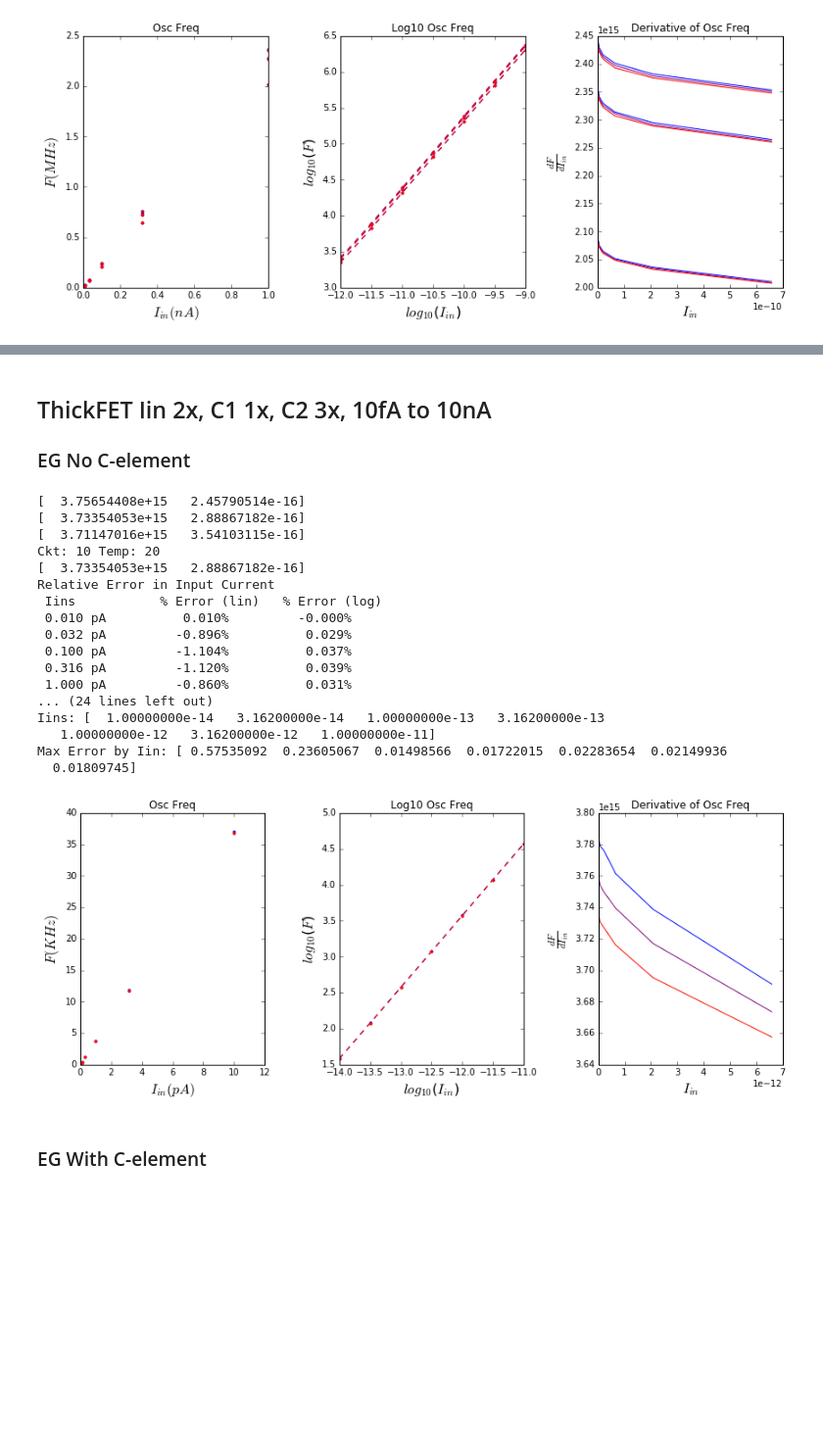
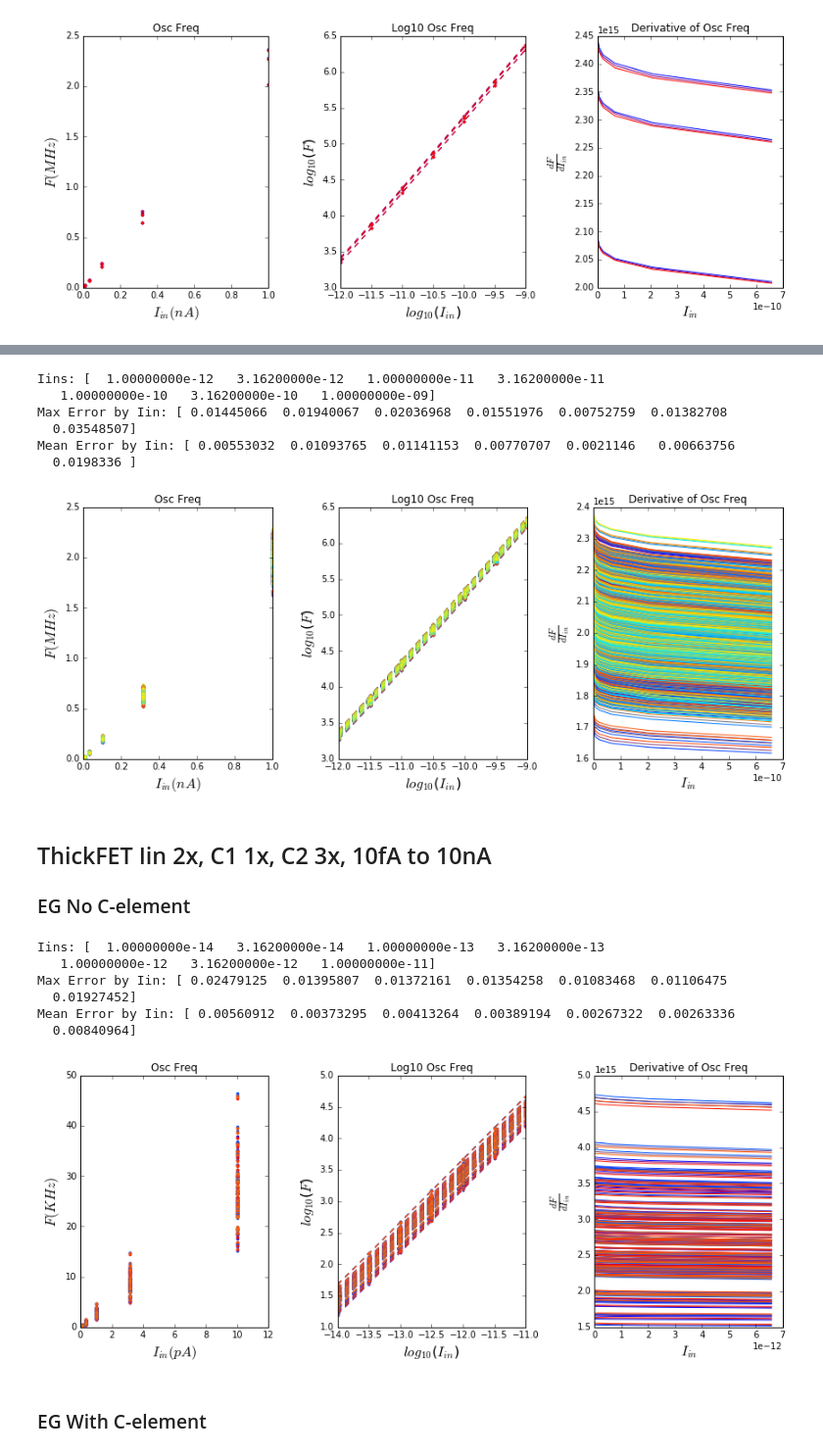
Before and after one commit to twinoza/TwinPyNB, a Jupyter notebook: AxonHillock/AHOsc_FinalDesignAnalysis.ipynb, the cells around one changed output, grey strips where cells are left out. Shown at 98% size. Drawn from its saved outputs; the diff is of its cells as text; code cells hidden in the pictures; blank space fills up the shorter version.

Commit message:
AHOsc_FinalDesignAnalysis after performing MonteCarlo fits
This version has all of my code and data after I performed the monte
carlo simulations and fit the model using a simple linear model.

```diff
--- a/AxonHillock/AHOsc_FinalDesignAnalysis.ipynb
+++ b/AxonHillock/AHOsc_FinalDesignAnalysis.ipynb
@@ -407,9 +407,18 @@ def FIFitMC(filePath, IScaleFactor='nA', FScaleFactor='MHz', cktPlotList=None):
     # Calculate the relative error in frequency or input current
     MC_GenIREs = list()
     #print
+
+    curCktFs = list()
+    cktNumOld = 1
     for name, group in grouped:
         cktNum = name[0]
         curTemp = name[1]
+        if cktNumOld in flatten([cktPlotList]) and cktNum!=cktNumOld:
+            print "Freq Matrix:(Iin x Temp)\n", array(curCktFs).T
+            percVariancebyTemp(array(curCktFs).T, curIins, IScaleFactor=IScaleFactor)
+            cktNumOld = cktNum
+            curCktFs = list()
+
         if cktNum in flatten([cktPlotList]):
             print('Ckt: {}\tTemp: {}'.format(cktNum, curTemp))
         curIins = array(group['Iin'])
@@ -429,6 +438,7 @@ def FIFitMC(filePath, IScaleFactor='nA', FScaleFactor='MHz', cktPlotList=None):
         if cktNum in flatten([cktPlotList]):
             IREInfo = calcIRE(curIins, curFs, genParams[cktNum], IScaleFactor=IScaleFactor,
                                printREbyIin=True, printRawData=False)
+            curCktFs.append(curFs)
         else:
             IREInfo = calcIRE(curIins, curFs, genParams[cktNum], IScaleFactor=IScaleFactor,
                                printREbyIin=False, printRawData=False)
@@ -440,6 +450,7 @@ def FIFitMC(filePath, IScaleFactor='nA', FScaleFactor='MHz', cktPlotList=None):
     #print genParams
     print "Iins:", unique(MC_df.Iin)
     print "Max Error by Iin:", amax(array(MC_GenIREs),axis=0)
+    print "Mean Error by Iin:", mean(array(MC_GenIREs),axis=0)
 # %%
 # Calculate the Relative RMSE of data compared to the fit
 def calcRRMSE(data, dataTh, printRawData=False):
@@ -977,27 +1005,26 @@ Max Error by Iin: [ 0.01377331  0.01780009  0.01754281  0.01343811  0.00652327
+# %%
+FIFitMC(folderPath+'/MCData/AH_MC_Simp_C1_1x_C2_1x_Iin2x_CEl_3LMirror.csv', IScaleFactor='nA', FScaleFactor='MHz')
+# %% [output]
+Iins: [  1.00000000e-12   3.16200000e-12   1.00000000e-11   3.16200000e-11
+   1.00000000e-10   3.16200000e-10   1.00000000e-09]
+Max Error by Iin: [ 0.01445066  0.01940067  0.02036968  0.01551976  0.00752759  0.01382708
+  0.03548507]
+Mean Error by Iin: [ 0.00553032  0.01093765  0.01141153  0.00770707  0.0021146   0.00663756
+  0.0198336 ]
+[figure, added]
 # %% [markdown]
 ## ThickFET Iin 2x, C1 1x, C2 3x, 10fA to 10nA
 ### EG No C-element
 # %%
-FIFitMC(folderPath+'/MCData/AHeg_MC_Simp_C1_1x_C2_3x_Iin2x.csv',
-        IScaleFactor='pA', FScaleFactor='KHz', cktPlotList=[10])
+FIFitMC(folderPath+'/MCData/OldTxrData/AHeg_MC_KB_C1_1x_C2_3x_Iin2x_100Ckts.csv',
+        IScaleFactor='pA', FScaleFactor='KHz', cktPlotList=None)
 # %% [output]
-[  3.75654408e+15   2.45790514e-16]
-[  3.73354053e+15   2.88867182e-16]
-[  3.71147016e+15   3.54103115e-16]
-Ckt: 10 Temp: 20
-[  3.73354053e+15   2.88867182e-16]
-Relative Error in Input Current
- Iins           % Error (lin)   % Error (log)
- 0.010 pA          0.010%         -0.000%
- 0.032 pA         -0.896%          0.029%
- 0.100 pA         -1.104%          0.037%
- 0.316 pA         -1.120%          0.039%
- 1.000 pA         -0.860%          0.031%
-... (24 lines left out)
 Iins: [  1.00000000e-14   3.16200000e-14   1.00000000e-13   3.16200000e-13
    1.00000000e-12   3.16200000e-12   1.00000000e-11]
-Max Error by Iin: [ 0.57535092  0.23605067  0.01498566  0.01722015  0.02283654  0.02149936
-  0.01809745]
+Max Error by Iin: [ 0.02479125  0.01395807  0.01372161  0.01354258  0.01083468  0.01106475
+  0.01927452]
+Mean Error by Iin: [ 0.00560912  0.00373295  0.00413264  0.00389194  0.00267322  0.00263336
+  0.00840964]
-[figure, old version]
+[figure, new version]
 # %% [markdown]
 ### EG With C-element
```
Also changed, not shown: parts of 13 cells of this notebook.
